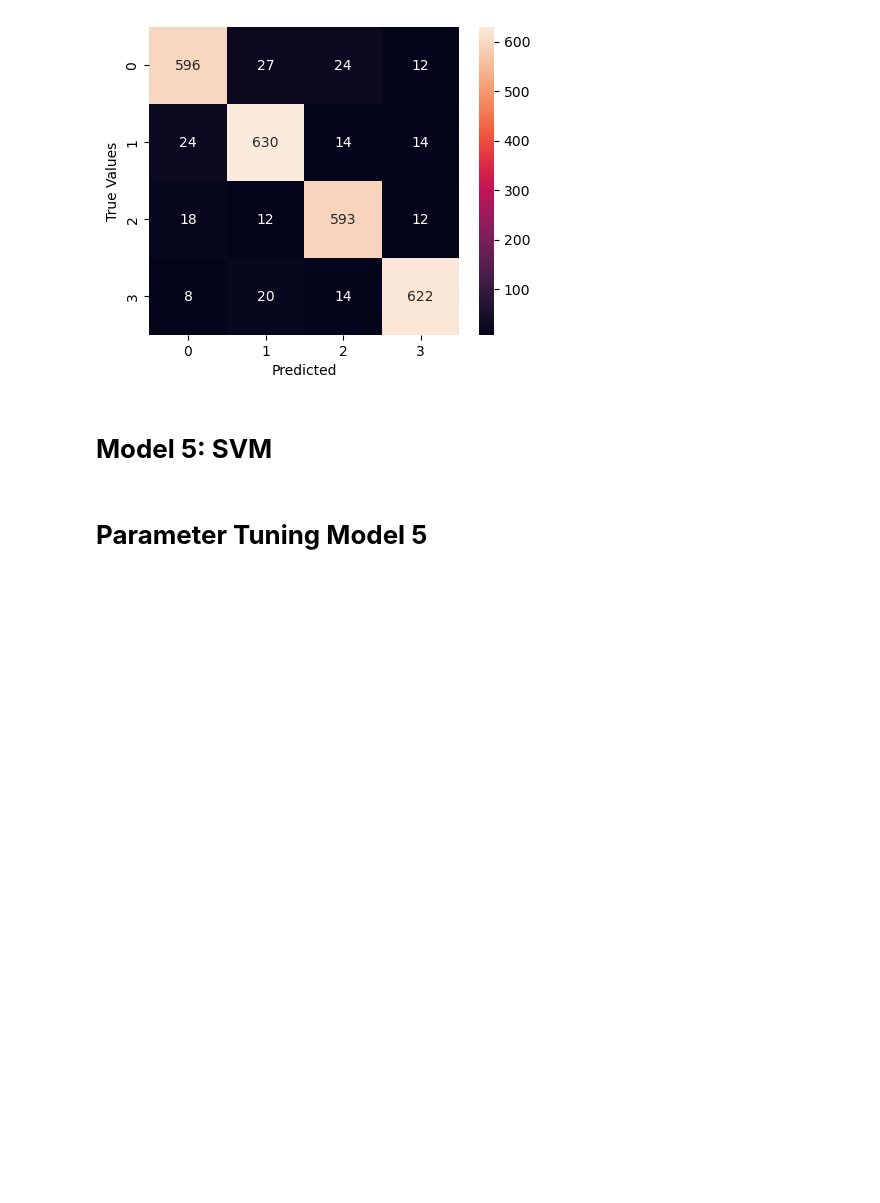
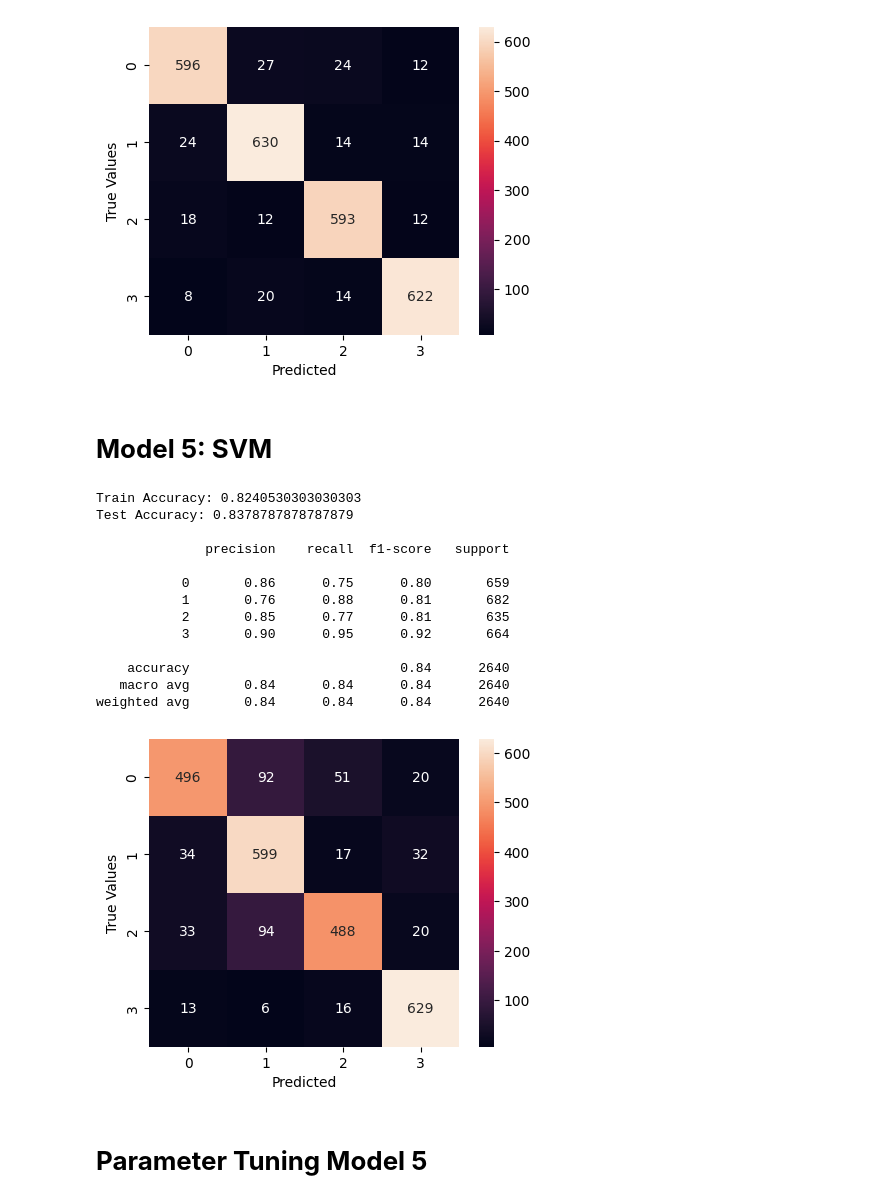
Before and after one commit to IrfanCamparaGithub/3162final, a Jupyter notebook: main.ipynb, the cells around one changed output. Saved outputs shown, nothing was run; the diff lists cells and outputs as text; code cells hidden in the pictures; blank space fills up the shorter version.

Commit message:
implement SVM model

```diff
--- a/main.ipynb
+++ b/main.ipynb
@@ -466,2 +463,24 @@ weighted avg       0.92      0.92      0.92      2640
+# %%
+from sklearn.svm import SVC
+
+svm_base = SVC()
+svm_base.fit(X_train, t_train)
+
+evaluate_model(svm_base, X_train, t_train, X_test, t_test)
+# %% [output]
+Train Accuracy: 0.8240530303030303
+Test Accuracy: 0.8378787878787879
+
+              precision    recall  f1-score   support
+
+           0       0.86      0.75      0.80       659
+           1       0.76      0.88      0.81       682
+           2       0.85      0.77      0.81       635
+           3       0.90      0.95      0.92       664
+
+    accuracy                           0.84      2640
+   macro avg       0.84      0.84      0.84      2640
+weighted avg       0.84      0.84      0.84      2640
+[figure, added]
 # %% [markdown]
 # **Parameter Tuning Model 5**
```
Also changed, not shown: parts of 4 cells of this notebook.
